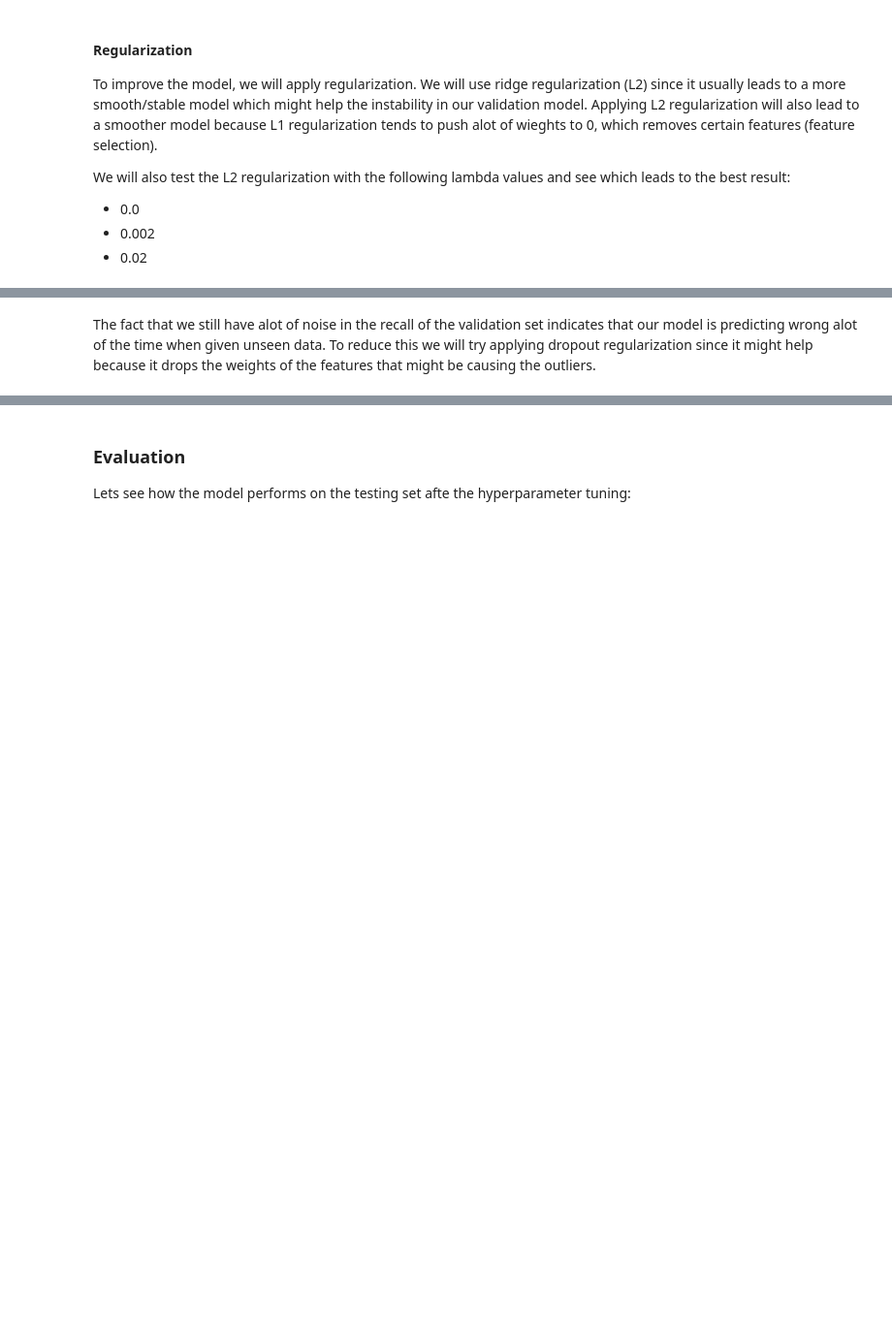
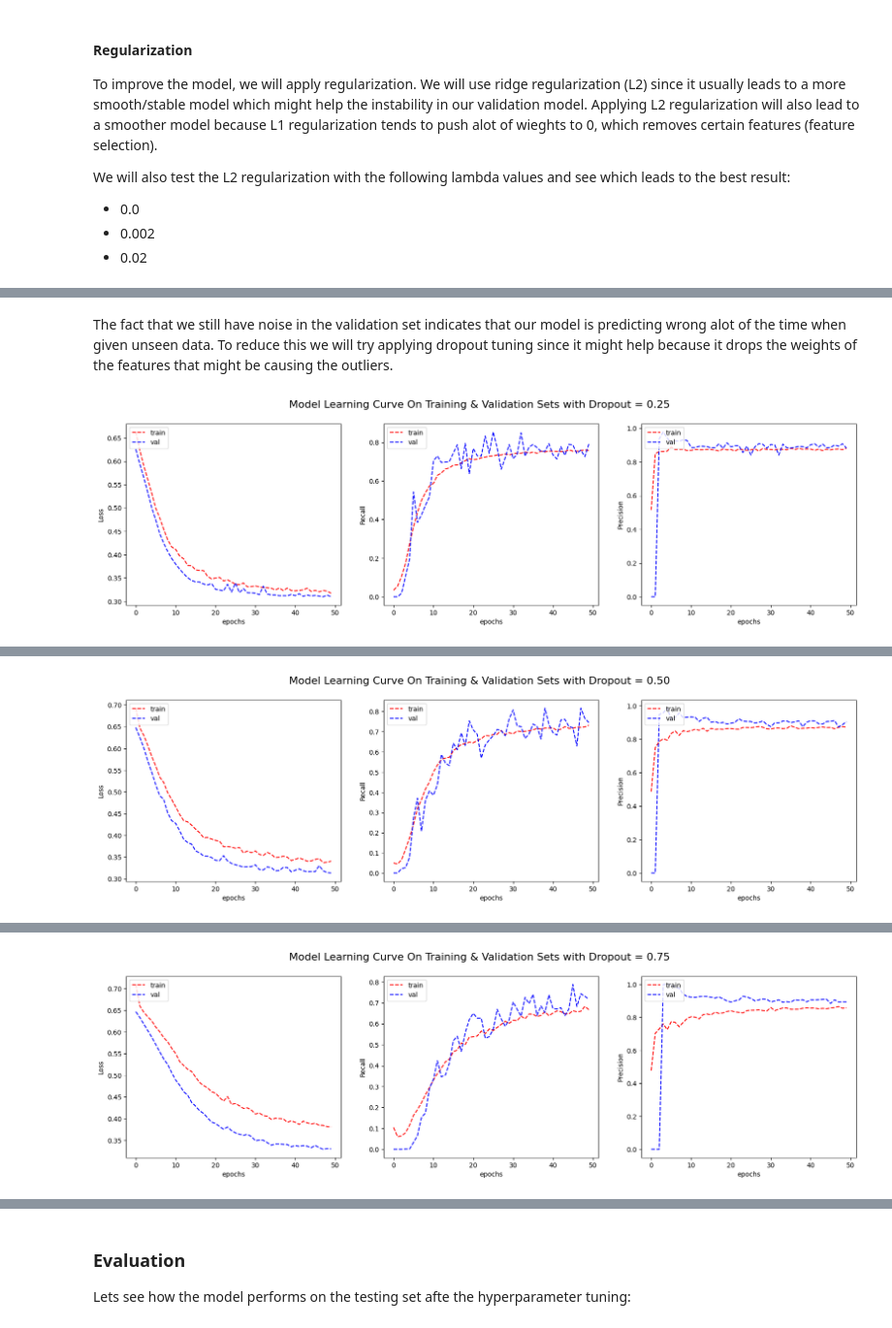
Before and after one commit to IbrahimAshhab/ML-A2-Colon-Cancer, a Jupyter notebook: s3953973_s4007880.ipynb, the cells around one changed output, grey strips where cells are left out. Shown at 97% size. Saved outputs shown, nothing was run; the diff lists cells and outputs as text; code cells hidden in the pictures; blank space fills up the shorter version.

Commit message:
fixed parameter tuning added seed for reproducability (at the start)

```diff
--- a/s3953973_s4007880.ipynb
+++ b/s3953973_s4007880.ipynb
@@ -531,22 +540,25 @@ Observations:
 # %% [markdown]
-The fact that we still have alot of noise in the recall of the validation set indicates that our model is predicting wrong alot of the time when given unseen data. To reduce this we will try applying dropout regularization since it might help because it drops the weights of the features that might be causing the outliers.
+The fact that we still have noise in the validation set indicates that our model is predicting wrong alot of the time when given unseen data. To reduce this we will try applying dropout tuning since it might help because it drops the weights of the features that might be causing the outliers.
 # %%
 dropout_vals = [0.25,0.5,0.75]
-
+HIDDEN_LAYER_DIM = 100
 for i,dp in enumerate(dropout_vals):
     new_model = tf.keras.Sequential([
     tf.keras.layers.Flatten(input_shape=INPUT_DIM),
-    tf.keras.layers.Dense(HIDDEN_LAYER_DIM, activation='sigmoid',kernel_regularizer=tf.keras.regularizers.l2(0.002)),
+    tf.keras.layers.Dense(HIDDEN_LAYER_DIM, activation='sigmoid'),
     tf.keras.layers.Dropout(dp),
-    tf.keras.layers.Dense(OUTPUT_CLASSES,kernel_regularizer=tf.keras.regularizers.l2(0.002))
+    tf.keras.layers.Dense(OUTPUT_CLASSES)
     ])
     optimizer = tf.keras.optimizers.SGD(learning_rate = 0.01,momentum = 0.0)
     new_model.compile(optimizer=optimizer,loss=tf.keras.losses.BinaryCrossentropy(from_logits=True),
               metrics=[tf.keras.metrics.Recall(), tf.keras.metrics.Precision()])
     new_history = new_model.fit(train_generator, validation_data = validation_generator, epochs=50, verbose=0)
     var = list(new_history.history.keys())
     plot_learning_curve(new_history.history['loss'], new_history.history['val_loss'],
                     new_history.history[var[2]], new_history.history[var[5]],
                     new_history.history[var[1]], new_history.history[var[4]],
                     "Recall", "Precision",
                     title = f'Model Learning Curve On Training & Validation Sets with Dropout = {dp:.2f}')
+    new_model.evaluate(test_generator)
+# %% [output]
+[figure, added]
@@ -552,0 +566 @@ for i,dp in enumerate(dropout_vals):
+[figure, added]
@@ -552,0 +568 @@ for i,dp in enumerate(dropout_vals):
+[figure, added]
```
Also changed, not shown: parts of 23 cells of this notebook.
